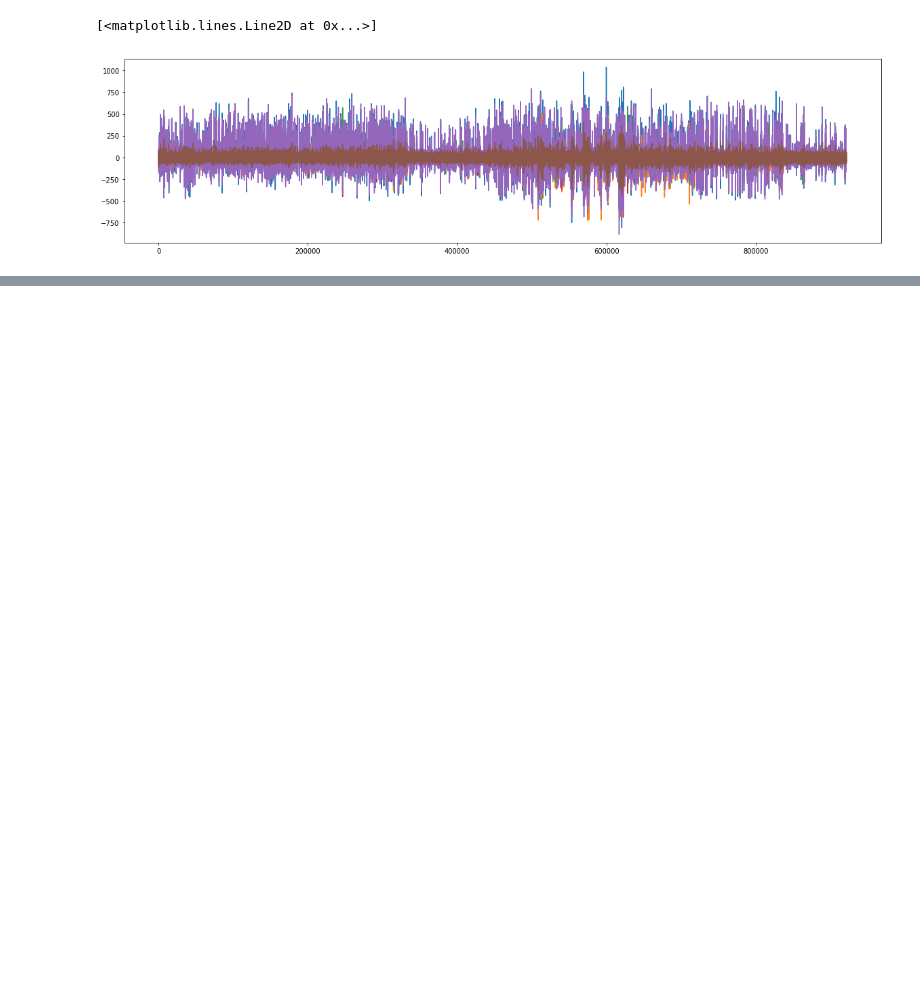
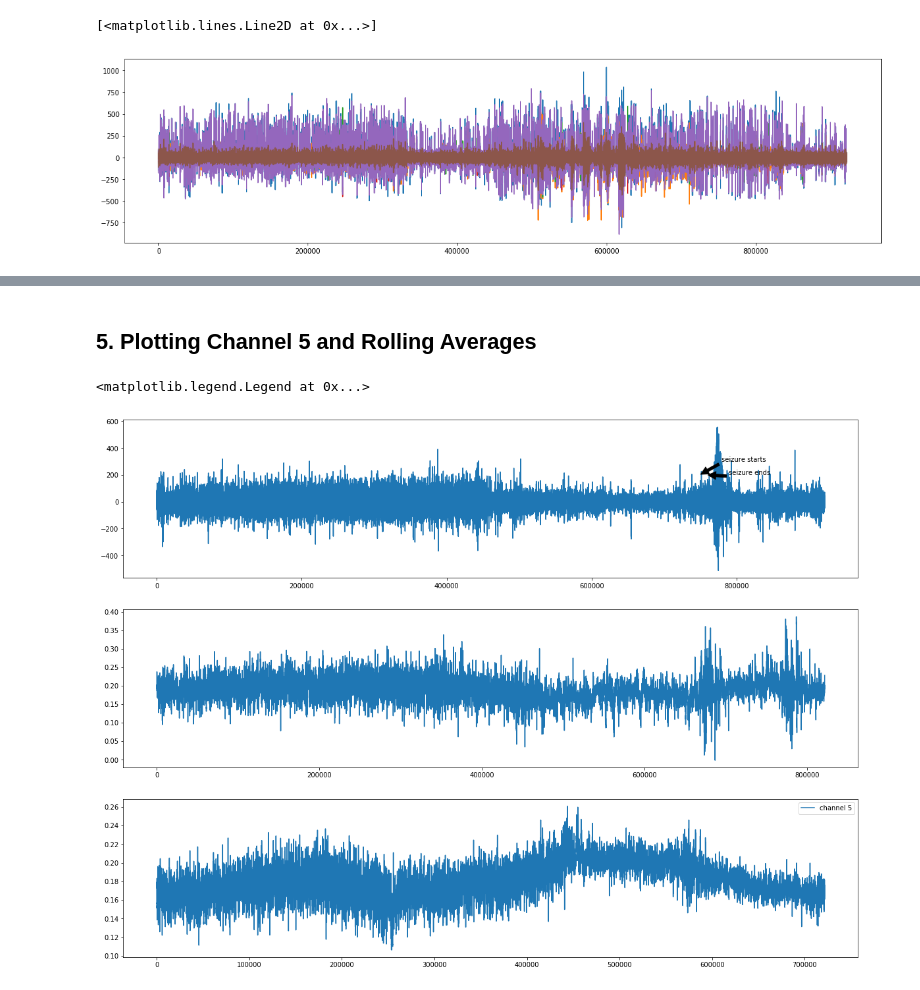
Before and after one commit to leyli70/BigDataProject, a Jupyter notebook: rafael/Basic EDF.ipynb, the cells around one changed output, grey strips where cells are left out. Cells and saved outputs as stored; diff of their text form; code cells hidden in the pictures; blank space fills up the shorter version.

```diff
--- a/rafael/Basic EDF.ipynb
+++ b/rafael/Basic EDF.ipynb
@@ -24,0 +41,18 @@ plt.plot(sigbufs[5])
+# %%
+#pip install pyedflib
+
+import pyedflib
+import numpy as np
+
+#downloaded from https://physionet.org/pn6/chbmit/chb01/
+
+f = pyedflib.EdfReader("../chb01_03.edf")
+
+#total monitored time for this file: 1 hour
+#in this file there is a seizure between 2996 seconds and 3036 seconds
+
+n = f.signals_in_file
+signal_labels = f.getSignalLabels()
+sigbufs = np.zeros((n, f.getNSamples()[0]))
+for i in np.arange(n):
+    sigbufs[i, :] = f.readSignal(i)
@@ -24,0 +106,25 @@ plt.plot(sigbufs[5])
+# %% [markdown]
+## 5. Plotting Channel 5 and Rolling Averages
+# %%
+fig, ax = plt.subplots(3,1, figsize=(20,15))
+
+#X dimension is the ECG channel
+
+ax[0].plot(sigbufs[4], label='channel 5')
+
+ax[0].annotate('seizure starts', xy=(2996*250, 200), xytext=(2996*260, 300),
+            arrowprops=dict(facecolor='black', shrink=0.05),
+            )
+
+ax[0].annotate('seizure ends', xy=(3036*250, 200), xytext=(3036*260, 200),
+            arrowprops=dict(facecolor='black', shrink=0.05),
+            )
+
+ax[1].plot(moving_average(sigbufs[4], n=100000), label='channel 5')
+
+ax[2].plot(moving_average(sigbufs[5], n=200000), label='channel 5')
+
+plt.legend()
+# %% [output]
+<matplotlib.legend.Legend at 0x...>
+[figure, added]
```
Also changed, not shown: parts of 8 cells of this notebook, 1 other file.
